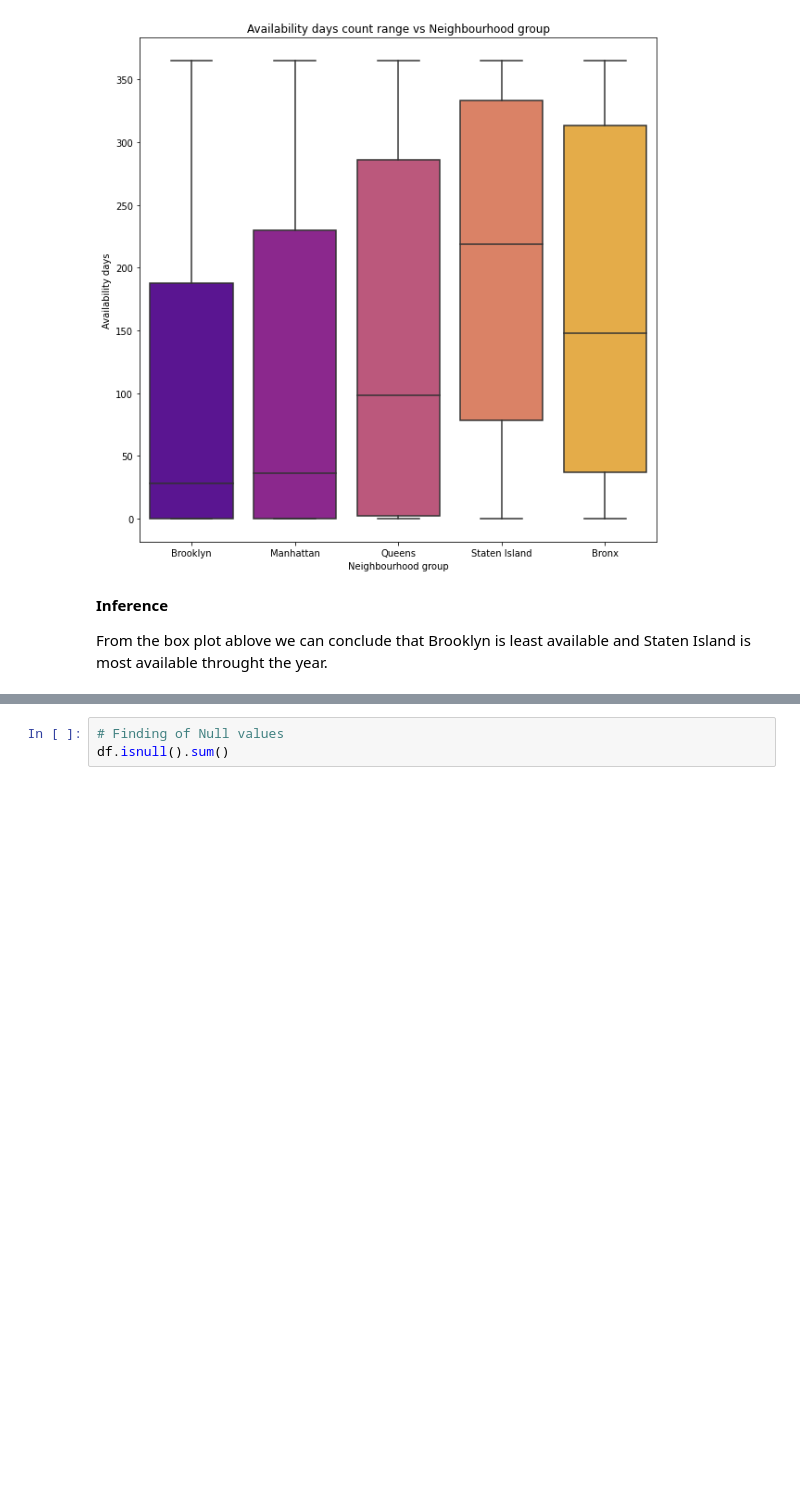
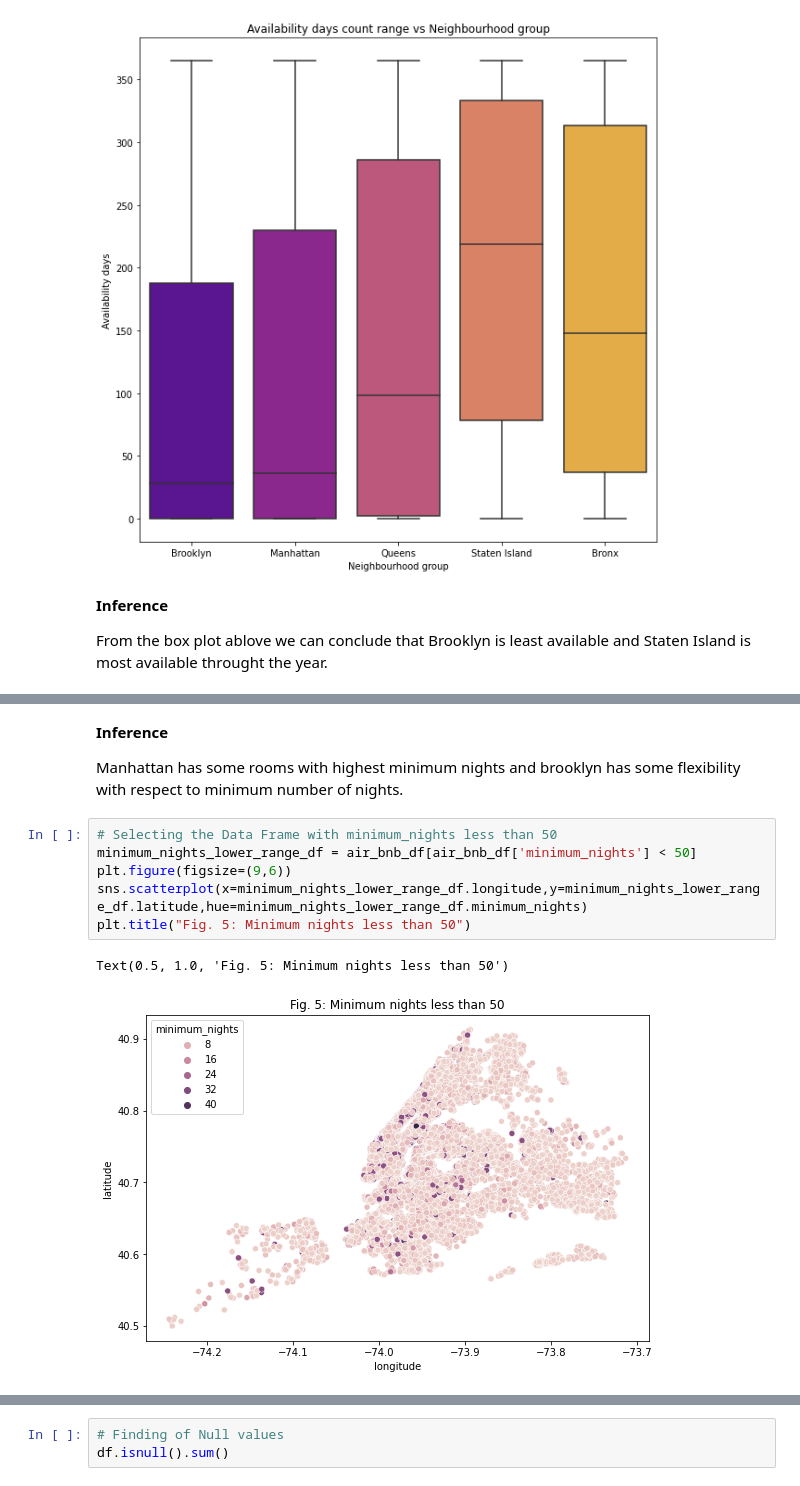
Before and after one commit to Jayganesh-C/Airbnb-booking-analysis, a Jupyter notebook: Team_Notebook_Airbnb_Bookings_Analysis_Capstone_Project_Hypothsis_Foundation.ipynb, the cells around one changed output, grey strips where cells are left out. Saved outputs shown, nothing was run; the diff lists cells and outputs as text; blank space fills up the shorter version.

```diff
--- a/Team_Notebook_Airbnb_Bookings_Analysis_Capstone_Project_Hypothsis_Foundation.ipynb
+++ b/Team_Notebook_Airbnb_Bookings_Analysis_Capstone_Project_Hypothsis_Foundation.ipynb
@@ -151,0 +148,13 @@ From the box plot ablove we can conclude that Brooklyn is least available and St
+# %% [markdown]
+**Inference**
+
+Manhattan has some rooms with highest minimum nights and brooklyn has some flexibility with respect to minimum number of nights.
+# %%
+# Selecting the Data Frame with minimum_nights less than 50
+minimum_nights_lower_range_df = air_bnb_df[air_bnb_df['minimum_nights'] < 50]
+plt.figure(figsize=(9,6))
+sns.scatterplot(x=minimum_nights_lower_range_df.longitude,y=minimum_nights_lower_range_df.latitude,hue=minimum_nights_lower_range_df.minimum_nights)
+plt.title("Fig. 5: Minimum nights less than 50")
+# %% [output]
+Text(0.5, 1.0, 'Fig. 5: Minimum nights less than 50')
+[figure, added]
```
Also changed, not shown: parts of 9 cells of this notebook.
